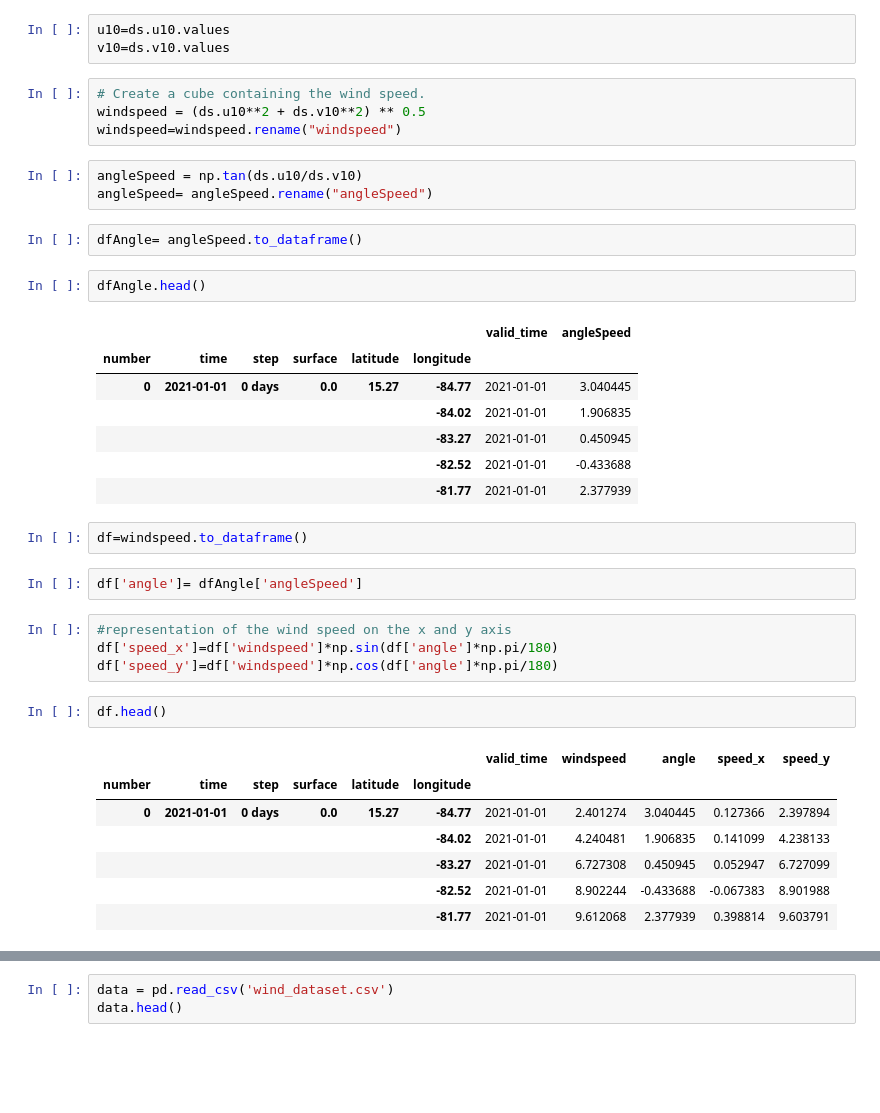
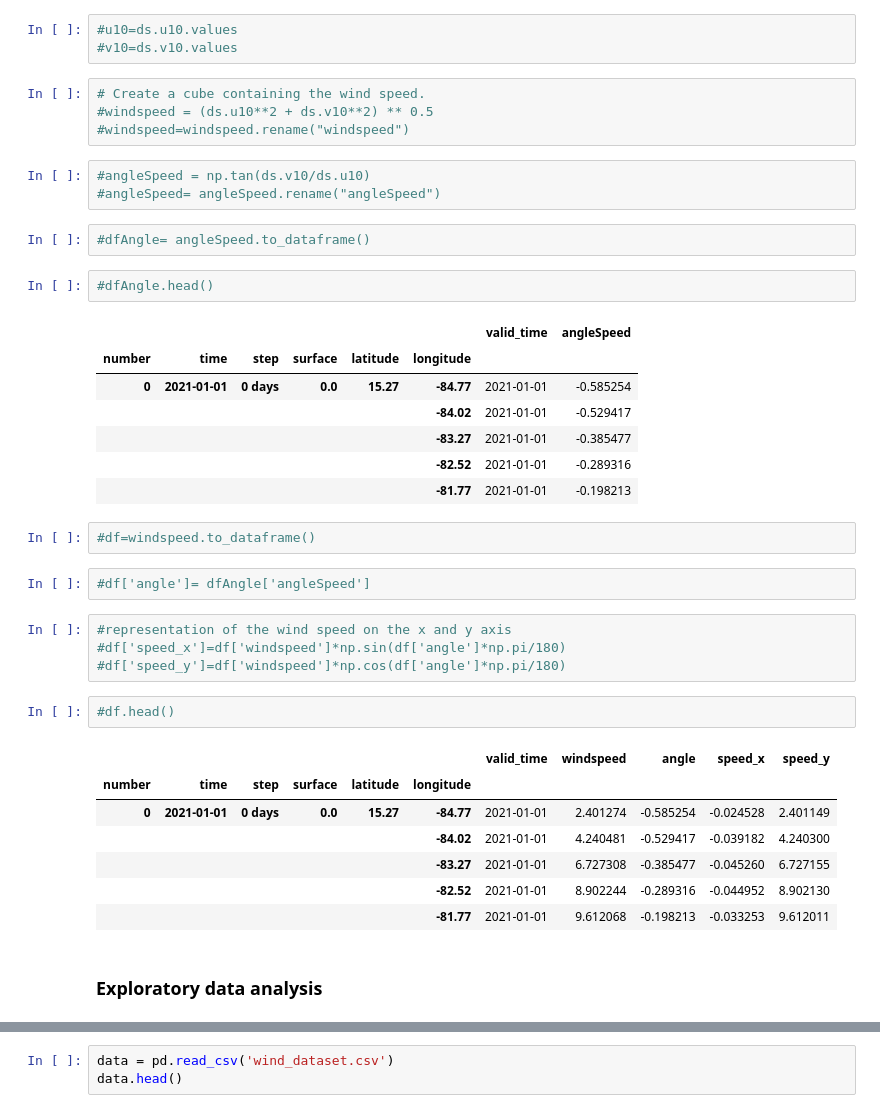
Before and after one commit to glohalo/wind_project, a Jupyter notebook: wind_project.ipynb, the cells around one changed output, grey strips where cells are left out. Cells and saved outputs as stored; diff of their text form; blank space fills up the shorter version.

```diff
--- a/wind_project.ipynb
+++ b/wind_project.ipynb
@@ -65,41 +33,43 @@ Data variables:
 # %%
-u10=ds.u10.values
-v10=ds.v10.values
+#u10=ds.u10.values
+#v10=ds.v10.values
 # %%
 # Create a cube containing the wind speed.
-windspeed = (ds.u10**2 + ds.v10**2) ** 0.5
-windspeed=windspeed.rename("windspeed")
+#windspeed = (ds.u10**2 + ds.v10**2) ** 0.5
+#windspeed=windspeed.rename("windspeed")
 # %%
-angleSpeed = np.tan(ds.u10/ds.v10)
-angleSpeed= angleSpeed.rename("angleSpeed")
+#angleSpeed = np.tan(ds.v10/ds.u10)
+#angleSpeed= angleSpeed.rename("angleSpeed")
 # %%
-dfAngle= angleSpeed.to_dataframe()
+#dfAngle= angleSpeed.to_dataframe()
 # %%
-dfAngle.head()
+#dfAngle.head()
 # %% [output]
 |  |  |  |  |  |  | valid_time | angleSpeed |
 | number | time | step | surface | latitude | longitude |  |  |
-| 0 | 2021-01-01 | 0 days | 0.0 | 15.27 | -84.77 | 2021-01-01 | 3.040445 |
-|  |  |  |  |  | -84.02 | 2021-01-01 | 1.906835 |
-|  |  |  |  |  | -83.27 | 2021-01-01 | 0.450945 |
-|  |  |  |  |  | -82.52 | 2021-01-01 | -0.433688 |
-|  |  |  |  |  | -81.77 | 2021-01-01 | 2.377939 |
+| 0 | 2021-01-01 | 0 days | 0.0 | 15.27 | -84.77 | 2021-01-01 | -0.585254 |
+|  |  |  |  |  | -84.02 | 2021-01-01 | -0.529417 |
+|  |  |  |  |  | -83.27 | 2021-01-01 | -0.385477 |
+|  |  |  |  |  | -82.52 | 2021-01-01 | -0.289316 |
+|  |  |  |  |  | -81.77 | 2021-01-01 | -0.198213 |
 # %%
-df=windspeed.to_dataframe()
+#df=windspeed.to_dataframe()
 # %%
-df['angle']= dfAngle['angleSpeed']
+#df['angle']= dfAngle['angleSpeed']
 # %%
 #representation of the wind speed on the x and y axis
-df['speed_x']=df['windspeed']*np.sin(df['angle']*np.pi/180)
-df['speed_y']=df['windspeed']*np.cos(df['angle']*np.pi/180)
+#df['speed_x']=df['windspeed']*np.sin(df['angle']*np.pi/180)
+#df['speed_y']=df['windspeed']*np.cos(df['angle']*np.pi/180)
 # %%
-df.head()
+#df.head()
 # %% [output]
 |  |  |  |  |  |  | valid_time | windspeed | angle | speed_x | speed_y |
 | number | time | step | surface | latitude | longitude |  |  |  |  |  |
-| 0 | 2021-01-01 | 0 days | 0.0 | 15.27 | -84.77 | 2021-01-01 | 2.401274 | 3.040445 | 0.127366 | 2.397894 |
-|  |  |  |  |  | -84.02 | 2021-01-01 | 4.240481 | 1.906835 | 0.141099 | 4.238133 |
-|  |  |  |  |  | -83.27 | 2021-01-01 | 6.727308 | 0.450945 | 0.052947 | 6.727099 |
-|  |  |  |  |  | -82.52 | 2021-01-01 | 8.902244 | -0.433688 | -0.067383 | 8.901988 |
-|  |  |  |  |  | -81.77 | 2021-01-01 | 9.612068 | 2.377939 | 0.398814 | 9.603791 |
+| 0 | 2021-01-01 | 0 days | 0.0 | 15.27 | -84.77 | 2021-01-01 | 2.401274 | -0.585254 | -0.024528 | 2.401149 |
+|  |  |  |  |  | -84.02 | 2021-01-01 | 4.240481 | -0.529417 | -0.039182 | 4.240300 |
+|  |  |  |  |  | -83.27 | 2021-01-01 | 6.727308 | -0.385477 | -0.045260 | 6.727155 |
+|  |  |  |  |  | -82.52 | 2021-01-01 | 8.902244 | -0.289316 | -0.044952 | 8.902130 |
+|  |  |  |  |  | -81.77 | 2021-01-01 | 9.612068 | -0.198213 | -0.033253 | 9.612011 |
+# %% [markdown]
+### Exploratory data analysis
 # %%
```
Also changed, not shown: parts of 49 cells of this notebook, 23 other files.
